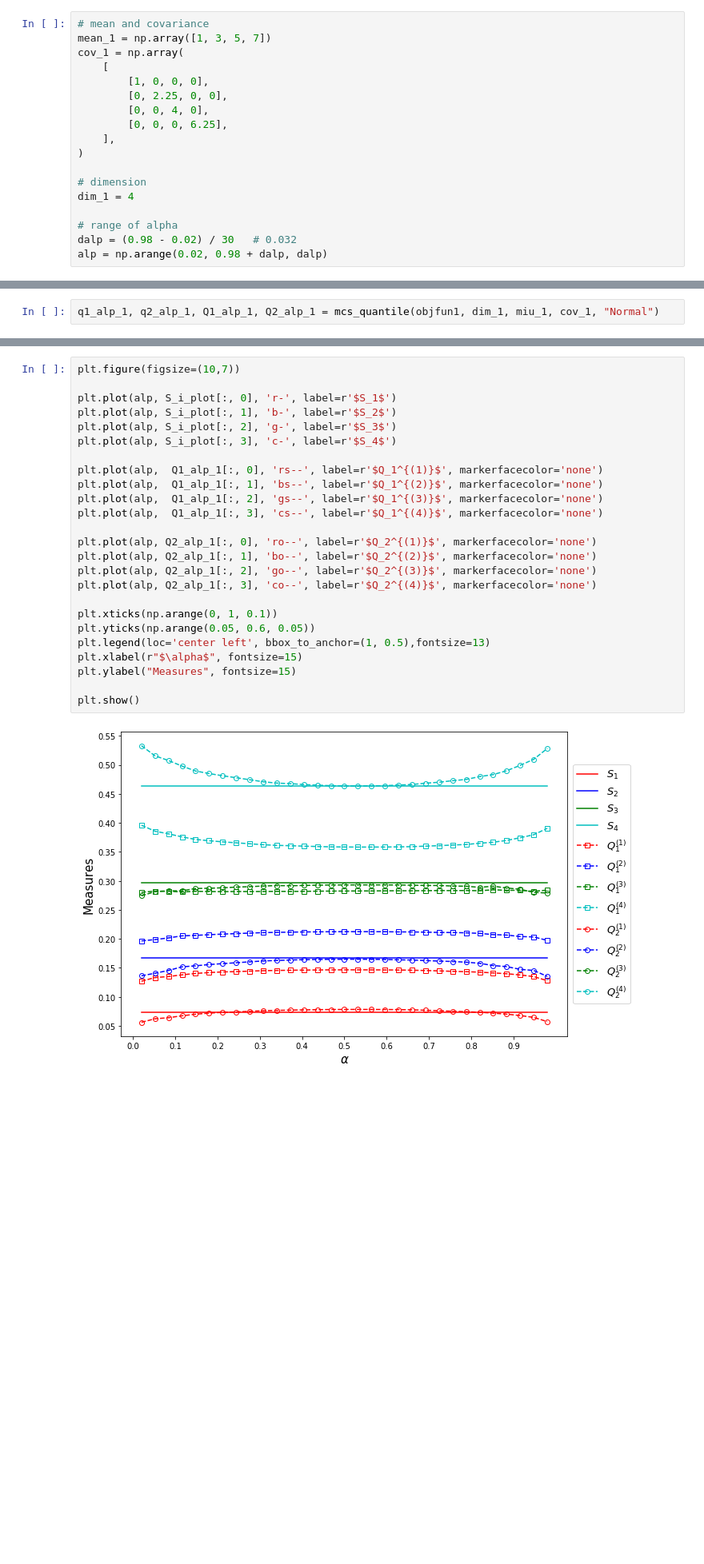
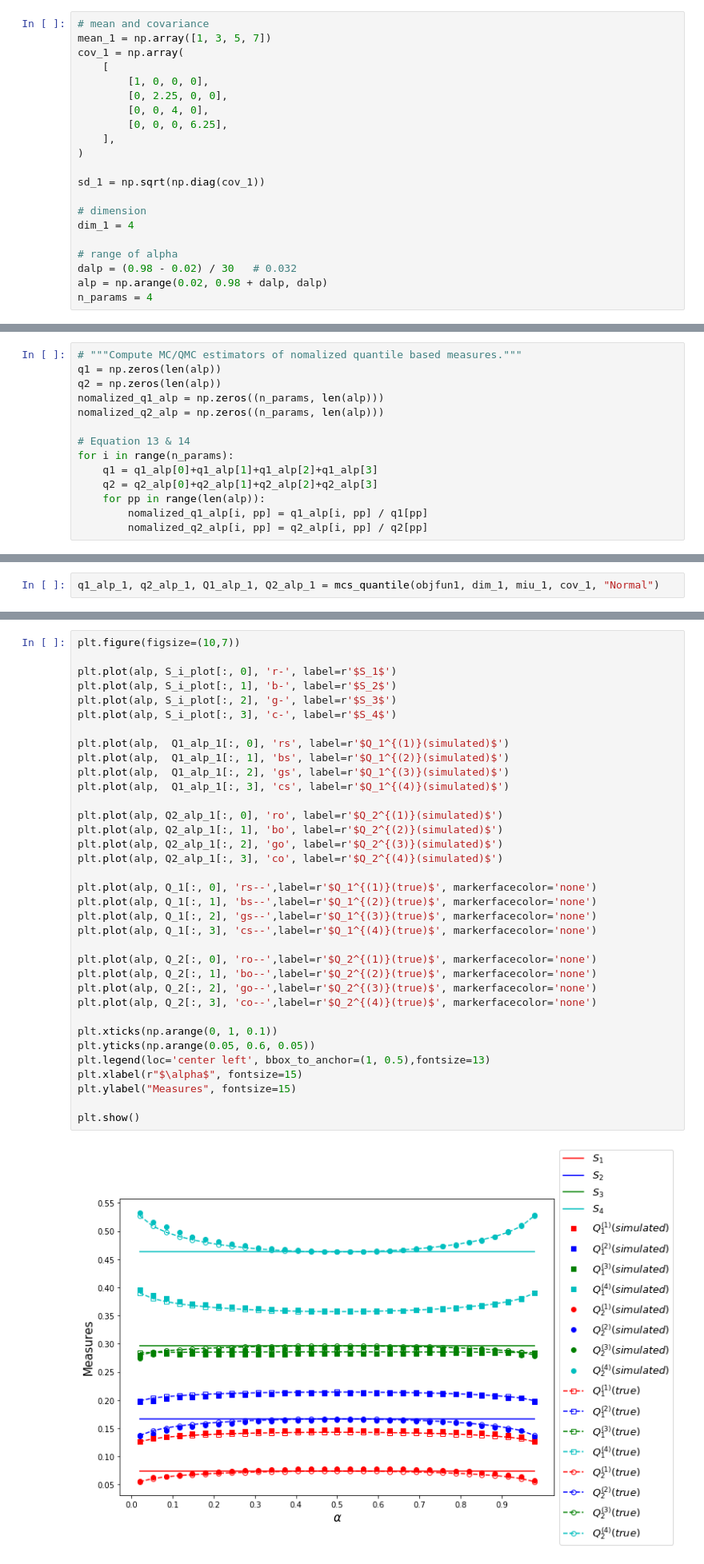
Before and after one commit to Yuleii/quantile-sensitivity-measures, a Jupyter notebook: quantile_based_global_sensitivity_measures.ipynb, the cells around one changed output, grey strips where cells are left out. Shown at 80% size. Cells and saved outputs as stored; diff of their text form; blank space fills up the shorter version.

```diff
--- a/quantile_based_global_sensitivity_measures.ipynb
+++ b/quantile_based_global_sensitivity_measures.ipynb
@@ -51,12 +52,15 @@ cov_1 = np.array(
     ],
 )
 
+sd_1 = np.sqrt(np.diag(cov_1))
+
 # dimension
 dim_1 = 4
 
 # range of alpha
 dalp = (0.98 - 0.02) / 30   # 0.032
 alp = np.arange(0.02, 0.98 + dalp, dalp)
+n_params = 4
 # %% [markdown]
 ### Objective function
 $$Y=x_1+x_2+x_3+x_4$$
@@ -211,0 +311,14 @@ Text(0, 0.5, 'Measures')
+# %%
+# """Compute MC/QMC estimators of nomalized quantile based measures."""
+q1 = np.zeros(len(alp))
+q2 = np.zeros(len(alp))
+nomalized_q1_alp = np.zeros((n_params, len(alp)))
+nomalized_q2_alp = np.zeros((n_params, len(alp)))
+
+# Equation 13 & 14
+for i in range(n_params):
+    q1 = q1_alp[0]+q1_alp[1]+q1_alp[2]+q1_alp[3]
+    q2 = q2_alp[0]+q2_alp[1]+q2_alp[2]+q2_alp[3]
+    for pp in range(len(alp)):
+        nomalized_q1_alp[i, pp] = q1_alp[i, pp] / q1[pp]
+        nomalized_q2_alp[i, pp] = q2_alp[i, pp] / q2[pp]
@@ -636,30 +779,40 @@ Values of $Q_i^{(1)}$ and $Q_i^{(2)}$ versus $\alpha$ and values of Sobol’ sen
 # %%
 plt.figure(figsize=(10,7))
 
 plt.plot(alp, S_i_plot[:, 0], 'r-', label=r'$S_1$')
 plt.plot(alp, S_i_plot[:, 1], 'b-', label=r'$S_2$')
 plt.plot(alp, S_i_plot[:, 2], 'g-', label=r'$S_3$')
 plt.plot(alp, S_i_plot[:, 3], 'c-', label=r'$S_4$')
 
-plt.plot(alp,  Q1_alp_1[:, 0], 'rs--', label=r'$Q_1^{(1)}$', markerfacecolor='none')
-plt.plot(alp,  Q1_alp_1[:, 1], 'bs--', label=r'$Q_1^{(2)}$', markerfacecolor='none')
-plt.plot(alp,  Q1_alp_1[:, 2], 'gs--', label=r'$Q_1^{(3)}$', markerfacecolor='none')
-plt.plot(alp,  Q1_alp_1[:, 3], 'cs--', label=r'$Q_1^{(4)}$', markerfacecolor='none')
+plt.plot(alp,  Q1_alp_1[:, 0], 'rs', label=r'$Q_1^{(1)}(simulated)$')
+plt.plot(alp,  Q1_alp_1[:, 1], 'bs', label=r'$Q_1^{(2)}(simulated)$')
+plt.plot(alp,  Q1_alp_1[:, 2], 'gs', label=r'$Q_1^{(3)}(simulated)$')
+plt.plot(alp,  Q1_alp_1[:, 3], 'cs', label=r'$Q_1^{(4)}(simulated)$')
 
-plt.plot(alp, Q2_alp_1[:, 0], 'ro--', label=r'$Q_2^{(1)}$', markerfacecolor='none')
-plt.plot(alp, Q2_alp_1[:, 1], 'bo--', label=r'$Q_2^{(2)}$', markerfacecolor='none')
-plt.plot(alp, Q2_alp_1[:, 2], 'go--', label=r'$Q_2^{(3)}$', markerfacecolor='none')
-plt.plot(alp, Q2_alp_1[:, 3], 'co--', label=r'$Q_2^{(4)}$', markerfacecolor='none')
+plt.plot(alp, Q2_alp_1[:, 0], 'ro', label=r'$Q_2^{(1)}(simulated)$')
+plt.plot(alp, Q2_alp_1[:, 1], 'bo', label=r'$Q_2^{(2)}(simulated)$')
+plt.plot(alp, Q2_alp_1[:, 2], 'go', label=r'$Q_2^{(3)}(simulated)$')
+plt.plot(alp, Q2_alp_1[:, 3], 'co', label=r'$Q_2^{(4)}(simulated)$')
+
+plt.plot(alp, Q_1[:, 0], 'rs--',label=r'$Q_1^{(1)}(true)$', markerfacecolor='none')
+plt.plot(alp, Q_1[:, 1], 'bs--',label=r'$Q_1^{(2)}(true)$', markerfacecolor='none')
+plt.plot(alp, Q_1[:, 2], 'gs--',label=r'$Q_1^{(3)}(true)$', markerfacecolor='none')
+plt.plot(alp, Q_1[:, 3], 'cs--',label=r'$Q_1^{(4)}(true)$', markerfacecolor='none')
+
+plt.plot(alp, Q_2[:, 0], 'ro--',label=r'$Q_2^{(1)}(true)$', markerfacecolor='none')
+plt.plot(alp, Q_2[:, 1], 'bo--',label=r'$Q_2^{(2)}(true)$', markerfacecolor='none')
+plt.plot(alp, Q_2[:, 2], 'go--',label=r'$Q_2^{(3)}(true)$', markerfacecolor='none')
+plt.plot(alp, Q_2[:, 3], 'co--',label=r'$Q_2^{(4)}(true)$', markerfacecolor='none')
 
 plt.xticks(np.arange(0, 1, 0.1))
 plt.yticks(np.arange(0.05, 0.6, 0.05))
 plt.legend(loc='center left', bbox_to_anchor=(1, 0.5),fontsize=13)
 plt.xlabel(r"$\alpha$", fontsize=15)
 plt.ylabel("Measures", fontsize=15)
 
 plt.show()
 # %% [output]
-[figure, old version]
+[figure, new version]
 # %% [markdown]
 ### Test 2:  independent exponential (p45)
 $Y=x_1-x_2+x_3-x_4$, where $x_i \sim Exp(\lambda=1)$
```
Also changed, not shown: parts of 24 cells of this notebook.
